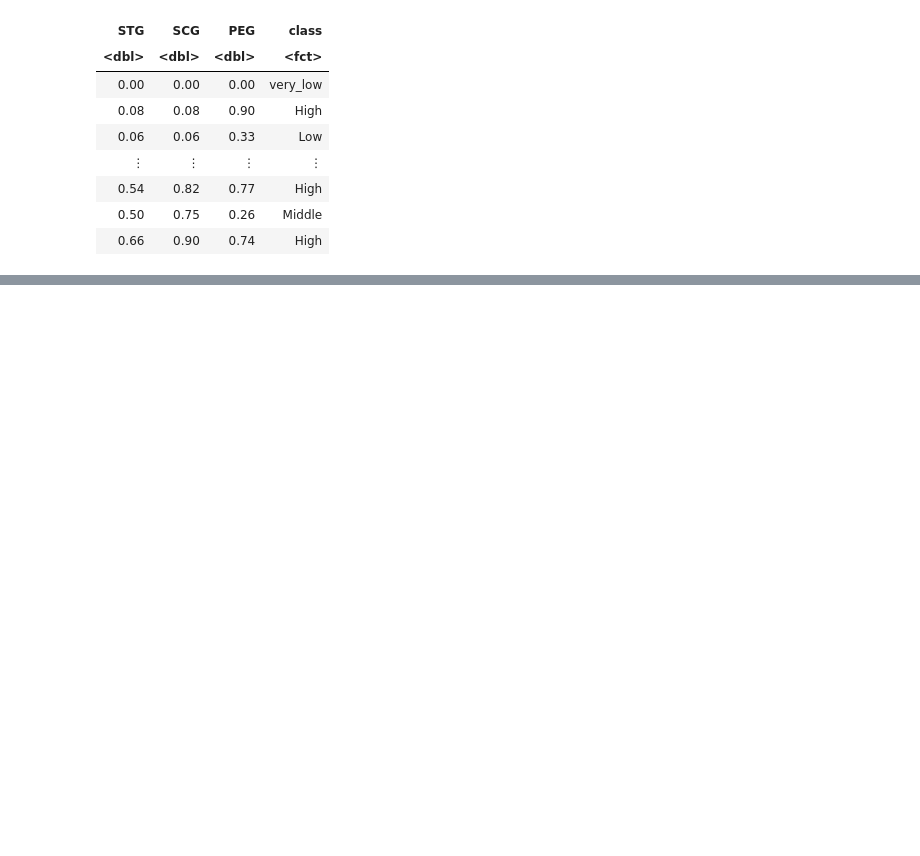
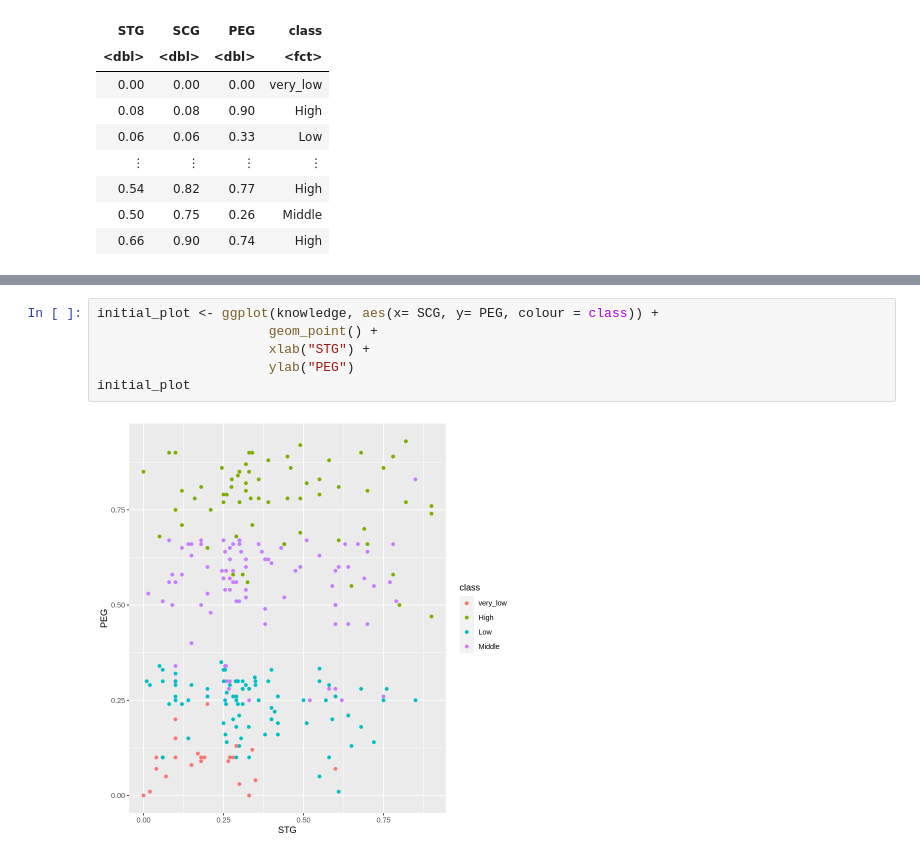
Before and after one commit to yui-ubc/dsci-100-2022w2-section006-group-27, a Jupyter notebook: group_project.ipynb, the cells around one changed output, grey strips where cells are left out. Drawn from its saved outputs; the diff is of its cells as text; blank space fills up the shorter version.

Commit message:
Initial graph

```diff
--- a/group_project.ipynb
+++ b/group_project.ipynb
@@ -47,0 +55,8 @@ A tibble: 258 × 4
+# %%
+initial_plot <- ggplot(knowledge, aes(x= SCG, y= PEG, colour = class)) +
+                      geom_point() +
+                      xlab("STG") +
+                      ylab("PEG")
+initial_plot
+# %% [output]
+[figure, added]
```
Also changed, not shown: parts of 1 cell of this notebook.
